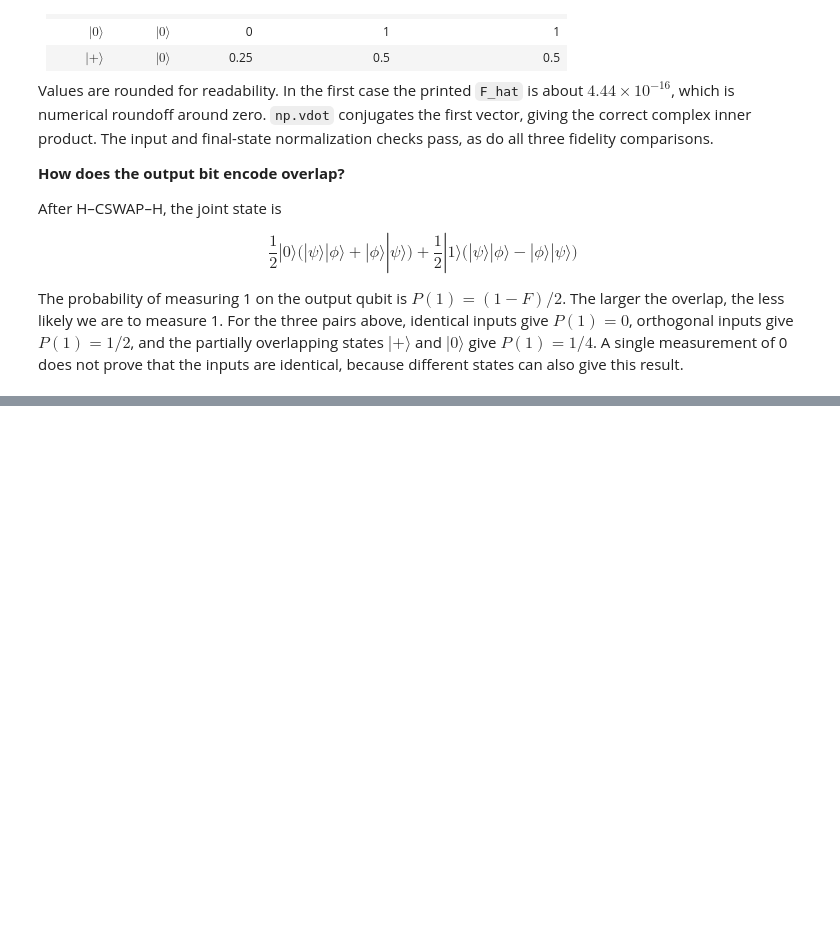
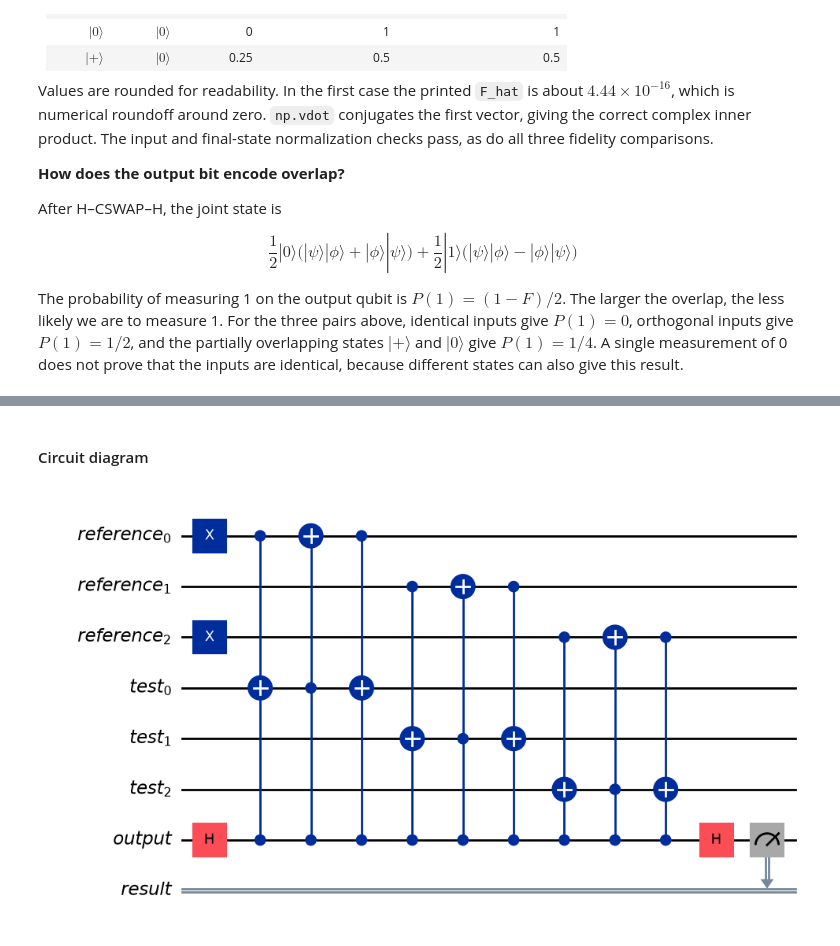
Before and after one commit to SignorB/quantum-assignment, a Jupyter notebook: state_vector_simulator.ipynb, the cells around one changed output, grey strips where cells are left out. Drawn from its saved outputs; the diff is of its cells as text; code cells hidden in the pictures; blank space fills up the shorter version.

```diff
--- a/state_vector_simulator.ipynb
+++ b/state_vector_simulator.ipynb
@@ -432,0 +412,11 @@ for k in [5, 0]:
+# %% [markdown]
+#### Circuit diagram
+# %%
+# Circuit diagram of the standard multiqubit SWAP test.
+# k = 0 is used only as an illustrative example against the reference |101>.
+
+example_swap_circuit = build_swap_test(k=0)
+
+example_swap_circuit.draw(output="mpl", fold=-1, cregbundle=False)
+# %% [output]
+[figure, added]
```
Also changed, not shown: parts of 18 cells of this notebook.
